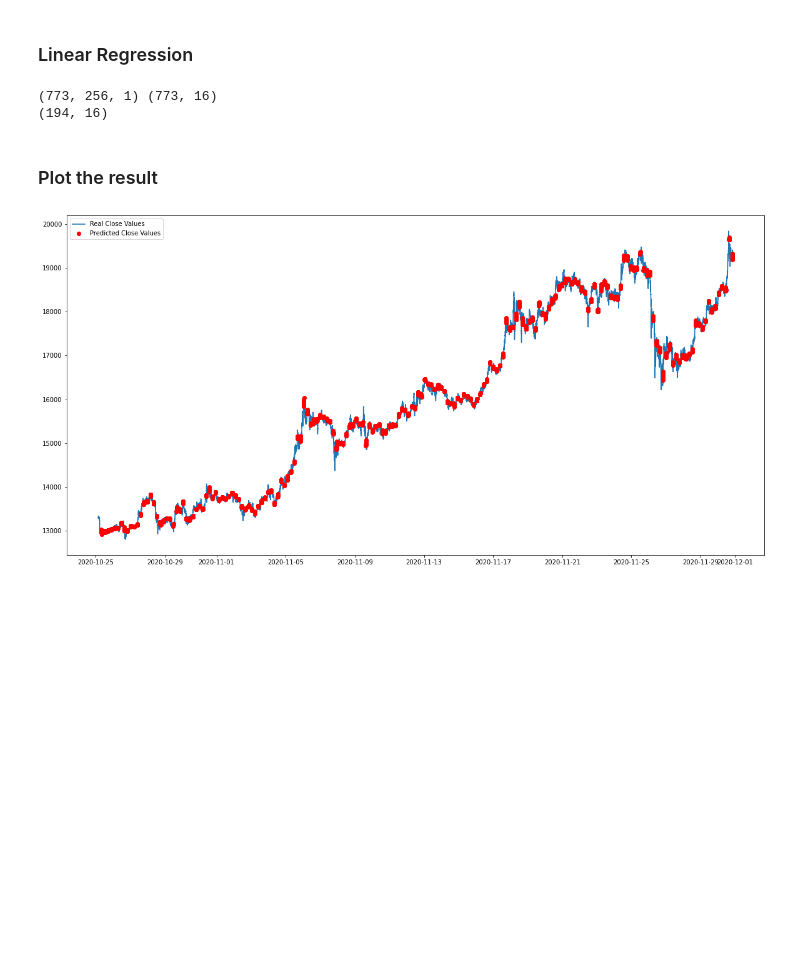
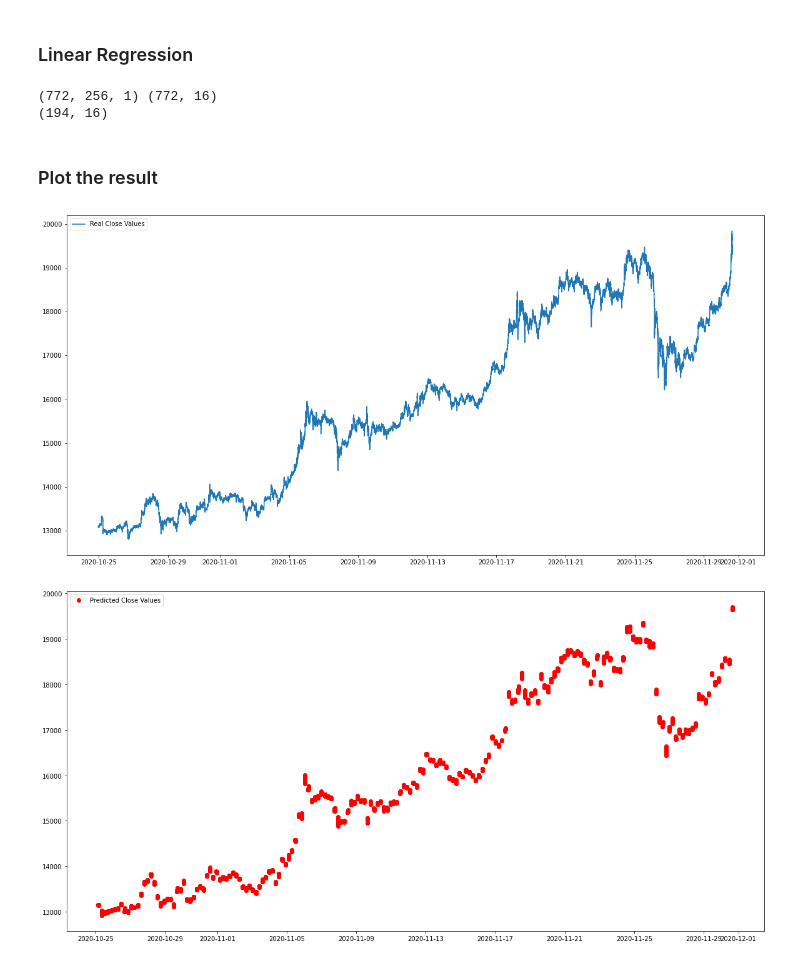
Before and after one commit to gokseltokur/Cryptocurrency-Price-Prediction, a Jupyter notebook: linear_regression_cryptocurrency_price_prediction.ipynb, the cells around one changed output. Drawn from its saved outputs; the diff is of its cells as text; code cells hidden in the pictures; blank space fills up the shorter version.

Commit message:
linear done

```diff
--- a/linear_regression_cryptocurrency_price_prediction.ipynb
+++ b/linear_regression_cryptocurrency_price_prediction.ipynb
@@ -82,4 +82,16 @@ df = df.drop('Tb_quote_av', 1)
 df = df.drop('Ignore', 1)
 
 df.tail(10)
+
+
+number_of_backwards = 256
+number_of_forwards = 16
+
+test_df = df[-(number_of_backwards + number_of_forwards):]
+
+df = df[:len(df)-(number_of_backwards + number_of_forwards)]
+
+
+print(df)
+test_df
 # %% [output]
@@ -143,8 +173,7 @@ df
 # %%
-file_name='BTCUSDT-1m-1Jun2020to1Dec2020data.h5'
 
 # Features are backward sample dimensions
-close_data = np.array(df)[:,None,:]
+close_data = np.array(train_df)[:,None,:]
 print('A', close_data)
 
 real_close_data = np.array(real_df)[:,None,:]
@@ -153,8 +182,7 @@ print('real_A', real_close_data)
 time_stamps = np.array(time_stamps)[:,None,None]
 print('time_stamps', time_stamps)
 
-number_of_backwards = 256
-number_of_forwards = 16
+
 
 # Pass preprocessed close data to the sampler
 X, y = sampler(number_of_backwards, number_of_forwards, close_data, sliding_window=False)
@@ -220,37 +248,44 @@ inverted_prediction = []
 scaler.fit(real_close_data[:,0].reshape(-1, 1))
 inverted_prediction.append(scaler.inverse_transform(prediction))
 # %% [output]
-(773, 256, 1) (773, 16)
+(772, 256, 1) (772, 16)
 (194, 16)
 # %% [markdown]
 ### Plot the result
 # %%
 # Real values for chart
 real_chart_lr = real_chart_lr[:,:,0].reshape(-1)
 
 real_chart_times_lr = real_chart_times_lr.reshape(-1)
 real_chart_times_lr = pd.to_datetime(real_chart_times_lr, unit='ns')
 
 inverted_prediction = np.array(inverted_prediction)[0,:,:].reshape(-1)
 forward_times_val = pd.to_datetime(forward_times_val.reshape(-1), unit='ns')
 
 real_chart_lr_df = pd.DataFrame()
 real_chart_lr_df['close'] = real_chart_lr
 real_chart_lr_df['times'] = real_chart_times_lr
 real_chart_lr_df.set_index('times').reset_index()
 
 prediction_df = pd.DataFrame()
 prediction_df['close'] = inverted_prediction
 prediction_df['times'] = forward_times_val
 
 
 plt.figure(figsize=(20, 10))
 plt.plot(real_chart_lr_df.times, real_chart_lr_df.close, label='Real Close Values')
+plt.legend(loc='upper left')
+plt.savefig('linearregression-base.png')
+plt.show()
+
+
+plt.figure(figsize=(20, 10))
 plt.plot(prediction_df.times, prediction_df.close, 'ro', label='Predicted Close Values')
 plt.legend(loc='upper left')
-plt.savefig('linearregression.png')
+plt.savefig('linearregression-predicted.png')
 plt.show()
 # %% [output]
-[figure, old version]
+[figure, new version]
+[figure, added]
 # %%
 # Get real_close_values
```
Also changed, not shown: parts of 7 cells of this notebook, 9 other files.
